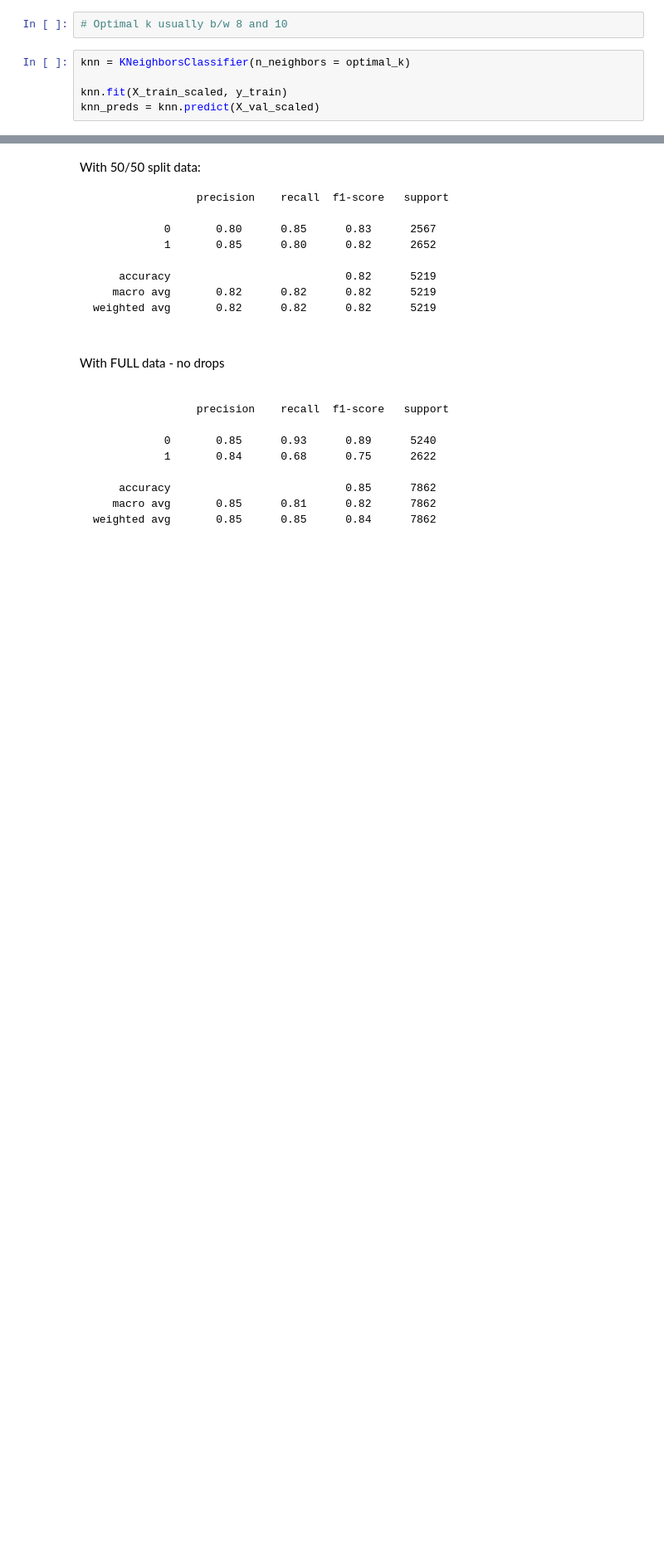
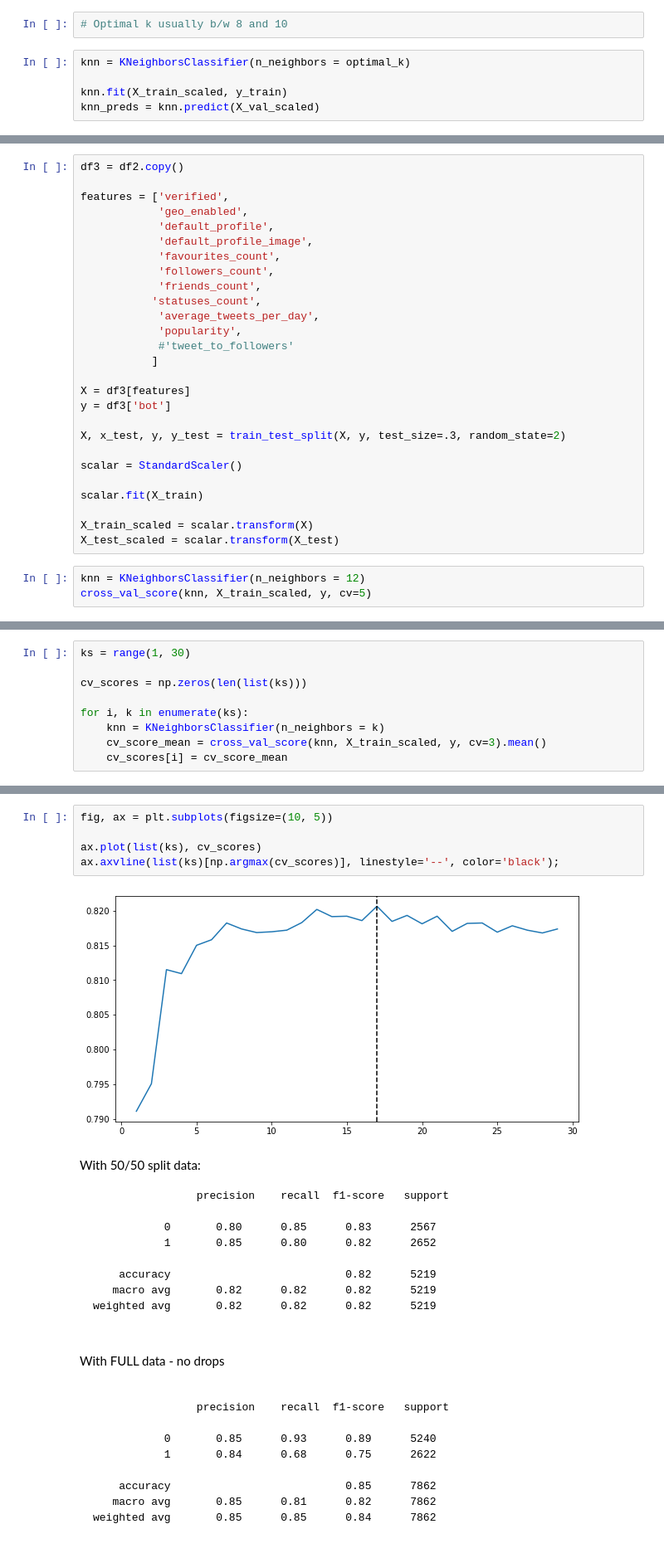
Before and after one commit to scrapfishies/twitter-bot-detection, a Jupyter notebook: intro_eda.ipynb, the cells around one changed output, grey strips where cells are left out. Shown at 83% size. Drawn from its saved outputs; the diff is of its cells as text; blank space fills up the shorter version.

```diff
--- a/intro_eda.ipynb
+++ b/intro_eda.ipynb
@@ -450,0 +456,30 @@ plot_cm(knn_cm, normalize=False, target_names=['human', 'bot'], title='Confusion
+# %%
+df3 = df2.copy()
+
+features = ['verified',
+            'geo_enabled',
+            'default_profile',
+            'default_profile_image',
+            'favourites_count',
+            'followers_count',
+            'friends_count',
+           'statuses_count',
+            'average_tweets_per_day',
+            'popularity',
+            #'tweet_to_followers'
+           ]
+
+X = df3[features]
+y = df3['bot']
+
+X, x_test, y, y_test = train_test_split(X, y, test_size=.3, random_state=2)
+
+scalar = StandardScaler()
+
+scalar.fit(X_train)
+
+X_train_scaled = scalar.transform(X)
+X_test_scaled = scalar.transform(X_test)
+# %%
+knn = KNeighborsClassifier(n_neighbors = 12)
+cross_val_score(knn, X_train_scaled, y, cv=5)
@@ -450,0 +488,9 @@ plot_cm(knn_cm, normalize=False, target_names=['human', 'bot'], title='Confusion
+# %%
+ks = range(1, 30)
+
+cv_scores = np.zeros(len(list(ks)))
+
+for i, k in enumerate(ks):
+    knn = KNeighborsClassifier(n_neighbors = k)
+    cv_score_mean = cross_val_score(knn, X_train_scaled, y, cv=3).mean()
+    cv_scores[i] = cv_score_mean
@@ -451,3 +506,10 @@ plot_cm(knn_cm, normalize=False, target_names=['human', 'bot'], title='Confusion
+# %%
+fig, ax = plt.subplots(figsize=(10, 5))
+
+ax.plot(list(ks), cv_scores)
+ax.axvline(list(ks)[np.argmax(cv_scores)], linestyle='--', color='black');
+# %% [output]
+[figure, added]
 # %% [markdown]
 With 50/50 split data:
 
```
Also changed, not shown: parts of 26 cells of this notebook.
